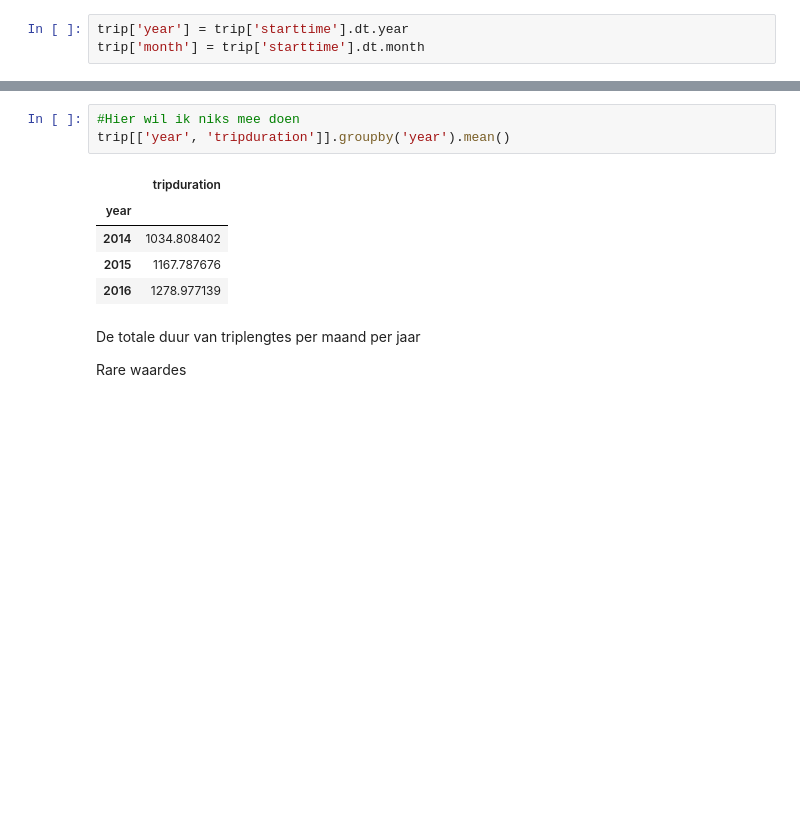
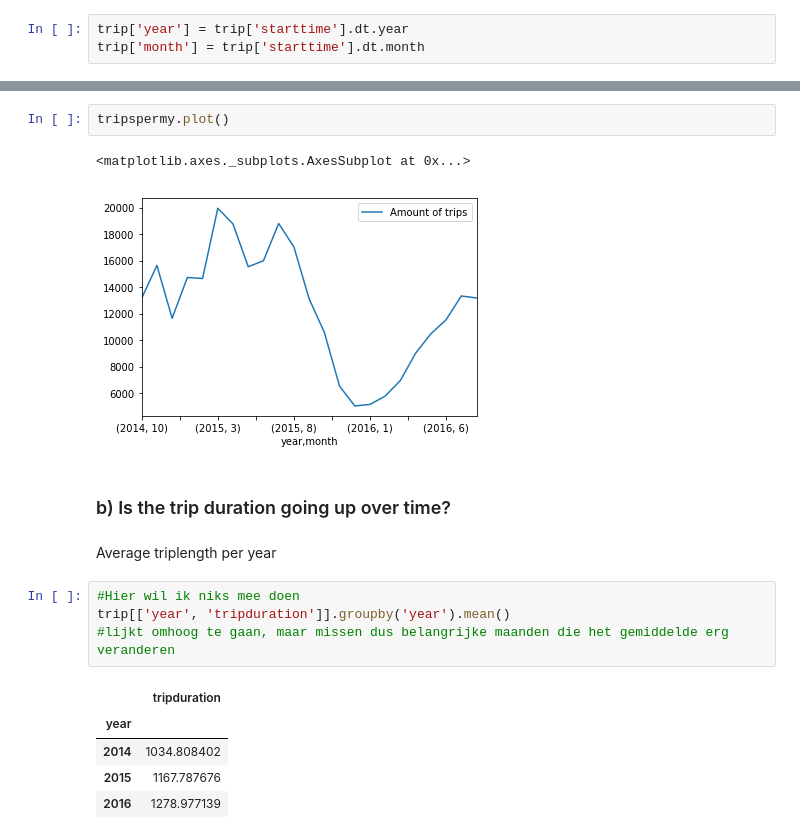
Before and after one commit to JeroenBoshuis/DataScience_Casus, a Jupyter notebook: Will people cycle more in the future - Jeroen.ipynb, the cells around one changed output, grey strips where cells are left out. Saved outputs shown, nothing was run; the diff lists cells and outputs as text; blank space fills up the shorter version.

```diff
--- a/Will people cycle more in the future - Jeroen.ipynb
+++ b/Will people cycle more in the future - Jeroen.ipynb
@@ -161,13 +127,19 @@ Gemiddelde triplengte per jaar in seconden
+# %%
+tripspermy.plot()
+# %% [output]
+<matplotlib.axes._subplots.AxesSubplot at 0x...>
+[figure, added]
+# %% [markdown]
+### b) Is the trip duration going up over time?<a id="SixTwoTwo"></a>
+# %% [markdown]
+Average triplength per year
 # %%
 #Hier wil ik niks mee doen
 trip[['year', 'tripduration']].groupby('year').mean()
+#lijkt omhoog te gaan, maar missen dus belangrijke maanden die het gemiddelde erg veranderen
 # %% [output]
 |  | tripduration |
 | year |  |
 | 2014 | 1034.808402 |
 | 2015 | 1167.787676 |
 | 2016 | 1278.977139 |
-# %% [markdown]
-De totale duur van triplengtes per maand per jaar
-
-Rare waardes
```
Also changed, not shown: parts of 30 cells of this notebook.
